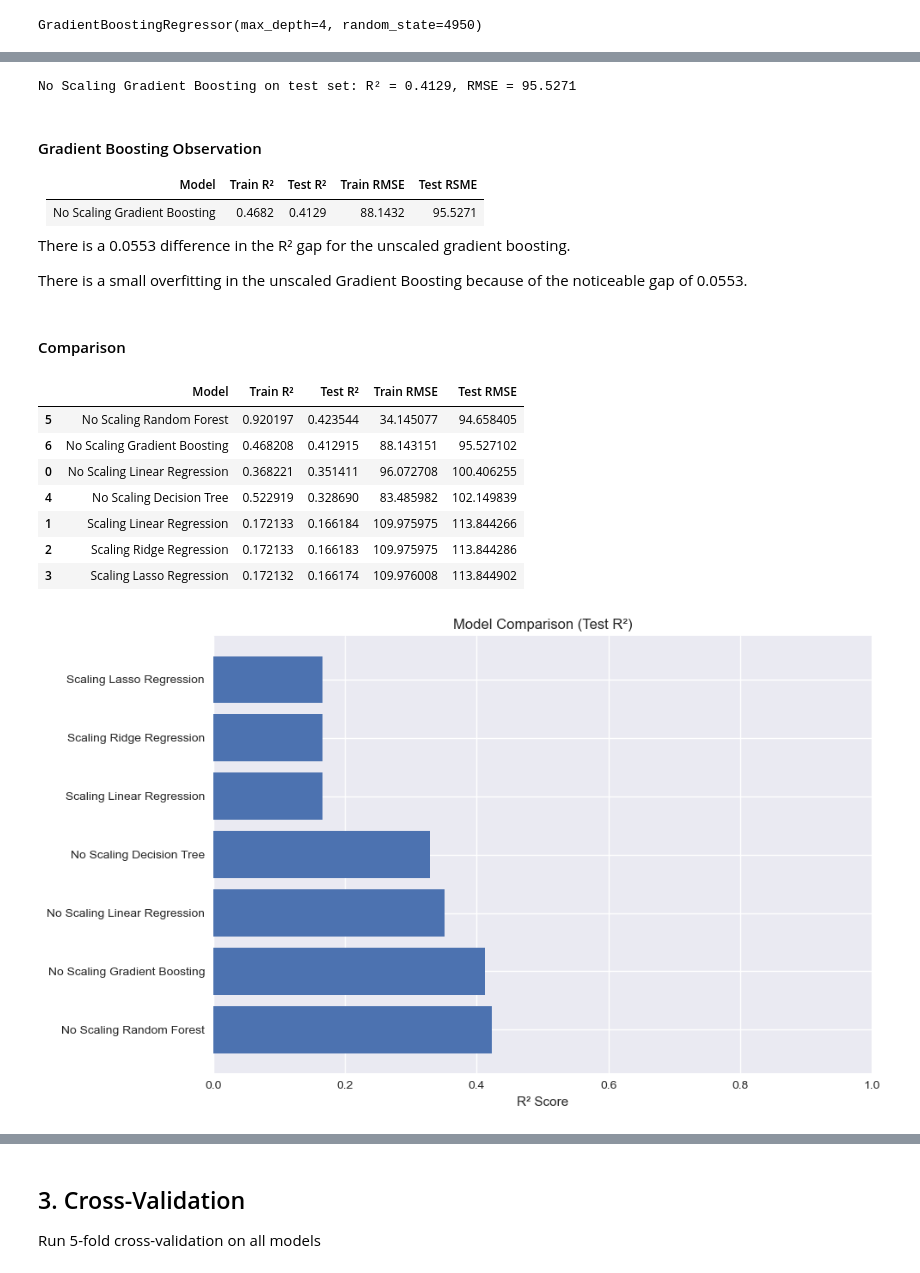
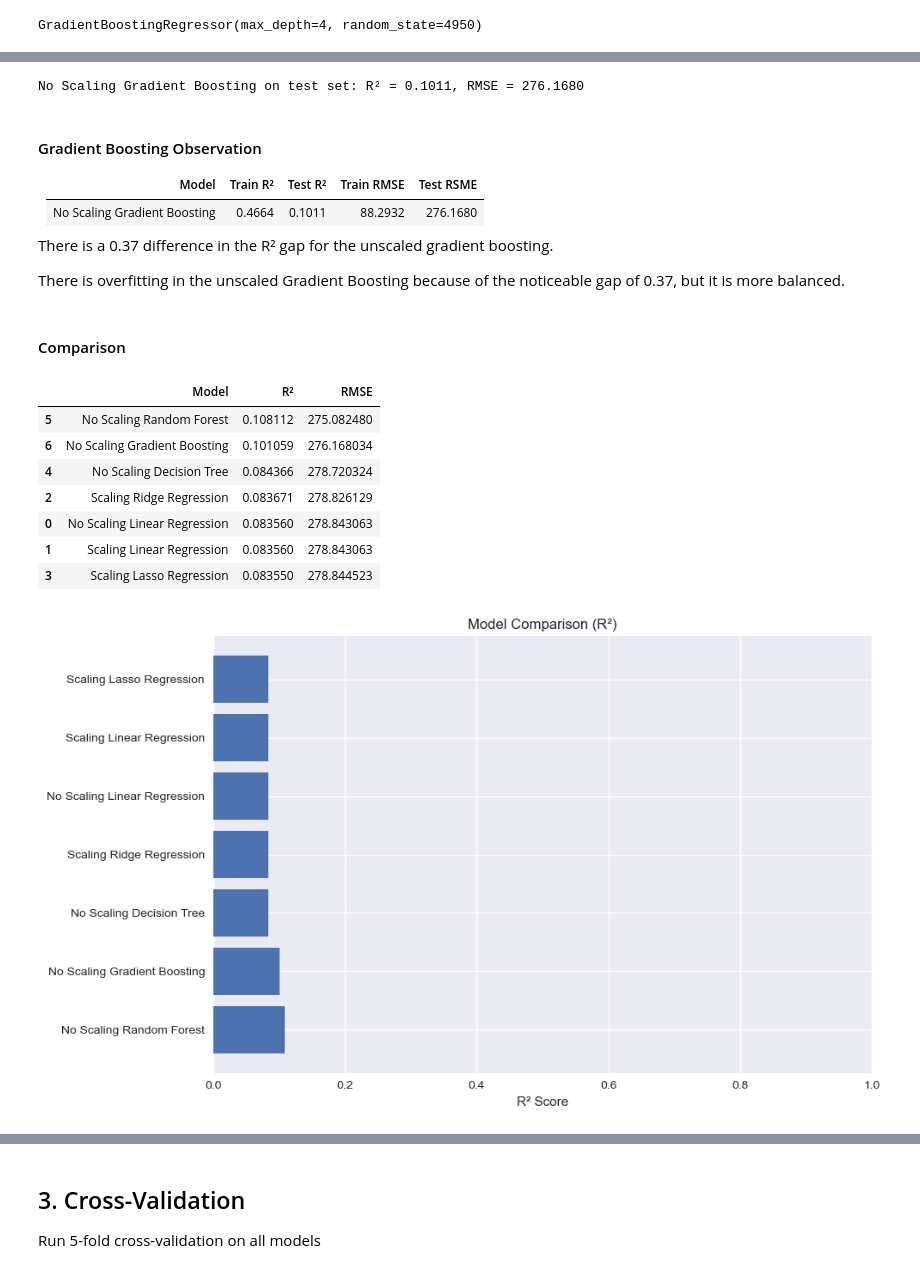
Before and after one commit to MTSU-DATA4950-Capstone-Spring2026/Team7-R1_AirbnbPricing, a Jupyter notebook: notebooks/Team07_04_modeling.ipynb, the cells around one changed output, grey strips where cells are left out. Saved outputs shown, nothing was run; the diff lists cells and outputs as text; code cells hidden in the pictures.

Commit message:
Uploaded modeling notebook and model
Uploaded the final modeling notebook and saved best model.

```diff
--- a/notebooks/Team07_04_modeling.ipynb
+++ b/notebooks/Team07_04_modeling.ipynb
@@ -429,11 +429,10 @@ No Scaling Decision Tree on train set: R² = 0.5229, RMSE = 83.4860
 # %%
 # decision tree - test Metrics
 y_pred_dt = dt.predict(X_test)
-r2_dt = r2_score(y_test_capped, y_pred_dt)
-rmse_dt = np.sqrt(mean_squared_error(y_test_capped, y_pred_dt))
+r2_dt = r2_score(y_test, y_pred_dt)
+rmse_dt = np.sqrt(mean_squared_error(y_test, y_pred_dt))
 
-results.append({'Model': 'No Scaling Decision Tree', 'Train R²': r2_train_dt, 'Test R²': r2_dt,
-                'Train RMSE': rmse_train_dt, 'Test RMSE': rmse_dt})
+results.append({'Model': 'No Scaling Decision Tree', 'R²': r2_dt, 'RMSE': rmse_dt})
 
 print(f'No Scaling Decision Tree: R² = {r2_dt:.4f}, RMSE = {rmse_dt:.4f}')
 # %% [output]
@@ -474,11 +473,10 @@ No Scaling Random Forest: R² = 0.9202, RMSE = 34.1451
 # %%
 # random forest - test metrics
 y_pred_rf = rf.predict(X_test)
-r2_rf = r2_score(y_test_capped, y_pred_rf)
-rmse_rf = np.sqrt(mean_squared_error(y_test_capped, y_pred_rf))
+r2_rf = r2_score(y_test, y_pred_rf)
+rmse_rf = np.sqrt(mean_squared_error(y_test, y_pred_rf))
 
-results.append({'Model': 'No Scaling Random Forest', 'Train R²': r2_train_rf, 'Test R²': r2_rf,
-                'Train RMSE': rmse_train_rf, 'Test RMSE': rmse_rf})
+results.append({'Model': 'No Scaling Random Forest', 'R²': r2_rf, 'RMSE': rmse_rf})
 
 print(f'No Scaling Random Forest: R² = {r2_rf:.4f}, RMSE = {rmse_rf:.4f}')
 # %% [output]
@@ -521,54 +519,53 @@ No Scaling Gradient Boosting on train set: R² = 0.4682, RMSE = 88.1432
 # %%
 # gradient boosting - test metric
 y_pred_gb = gb.predict(X_test)
-r2_gb = r2_score(y_test_capped, y_pred_gb)
-rmse_gb = np.sqrt(mean_squared_error(y_test_capped, y_pred_gb))
+r2_gb = r2_score(y_test, y_pred_gb)
+rmse_gb = np.sqrt(mean_squared_error(y_test, y_pred_gb))
 
-results.append({'Model': 'No Scaling Gradient Boosting', 'Train R²': r2_train_gb, 'Test R²': r2_gb,
-                'Train RMSE': rmse_train_gb, 'Test RMSE': rmse_gb})
+results.append({'Model': 'No Scaling Gradient Boosting', 'R²': r2_gb, 'RMSE': rmse_gb})
 
 print(f'No Scaling Gradient Boosting on test set: R² = {r2_gb:.4f}, RMSE = {rmse_gb:.4f}')
 # %% [output]
-No Scaling Gradient Boosting on test set: R² = 0.4129, RMSE = 95.5271
+No Scaling Gradient Boosting on test set: R² = 0.1011, RMSE = 276.1680
 # %% [markdown]
 #### Gradient Boosting Observation
 
 | Model | Train R² | Test  R² |  Train RMSE | Test RSME |
 | -------- | -------- | -------- | -------- | -------- |
-| No Scaling Gradient Boosting | 0.4682 | 0.4129 | 88.1432| 95.5271 |
+| No Scaling Gradient Boosting | 0.4664 | 0.1011 | 88.2932 | 276.1680 |
 
 
-There is a 0.0553 difference in the R² gap for the unscaled gradient boosting.
+There is a 0.37 difference in the R² gap for the unscaled gradient boosting.
 
-There is a small overfitting in the unscaled Gradient Boosting because of the noticeable gap of 0.0553.
+There is overfitting in the unscaled Gradient Boosting because of the noticeable gap of 0.37, but it is more balanced.
 # %% [markdown]
 #### Comparison
 # %%
 # create comparison table
-result_df = pd.DataFrame(results)
-result_df = result_df.sort_values('Test R²',ascending=False)
+results_df = pd.DataFrame(results)
+results_df = results_df.sort_values('R²',ascending=False)
 
-result_df
+results_df
 # %% [output]
-|  | Model | Train R² | Test R² | Train RMSE | Test RMSE |
-| 5 | No Scaling Random Forest | 0.920197 | 0.423544 | 34.145077 | 94.658405 |
-| 6 | No Scaling Gradient Boosting | 0.468208 | 0.412915 | 88.143151 | 95.527102 |
-| 0 | No Scaling Linear Regression | 0.368221 | 0.351411 | 96.072708 | 100.406255 |
-| 4 | No Scaling Decision Tree | 0.522919 | 0.328690 | 83.485982 | 102.149839 |
-| 1 | Scaling Linear Regression | 0.172133 | 0.166184 | 109.975975 | 113.844266 |
-| 2 | Scaling Ridge Regression | 0.172133 | 0.166183 | 109.975975 | 113.844286 |
-| 3 | Scaling Lasso Regression | 0.172132 | 0.166174 | 109.976008 | 113.844902 |
+|  | Model | R² | RMSE |
+| 5 | No Scaling Random Forest | 0.108112 | 275.082480 |
+| 6 | No Scaling Gradient Boosting | 0.101059 | 276.168034 |
+| 4 | No Scaling Decision Tree | 0.084366 | 278.720324 |
+| 2 | Scaling Ridge Regression | 0.083671 | 278.826129 |
+| 0 | No Scaling Linear Regression | 0.083560 | 278.843063 |
+| 1 | Scaling Linear Regression | 0.083560 | 278.843063 |
+| 3 | Scaling Lasso Regression | 0.083550 | 278.844523 |
 # %%
 # barplot of model comparison by Test R²
 fig, ax = plt.subplots(figsize=(10, 6))
 
-bars = ax.barh(result_df['Model'], result_df['Test R²'])
+bars = ax.barh(results_df['Model'], results_df['R²'])
 
 ax.set_xlabel('R² Score')
-ax.set_title('Model Comparison (Test R²)')
+ax.set_title('Model Comparison (R²)')
 ax.set_xlim(0, 1)
 
 plt.tight_layout()
 plt.show()
 # %% [output]
-[figure, old version]
+[figure, new version]
```
Also changed, not shown: parts of 75 cells of this notebook, 1 other file.
